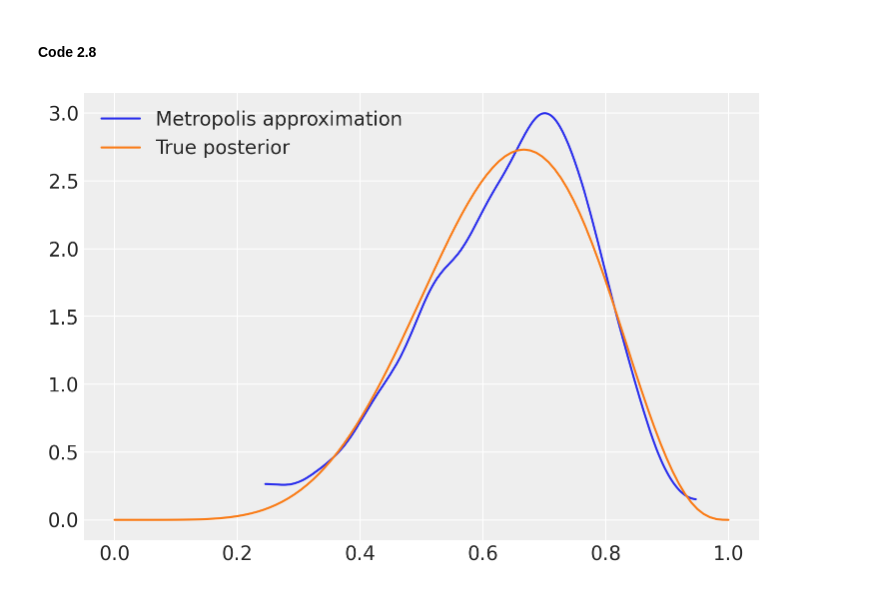
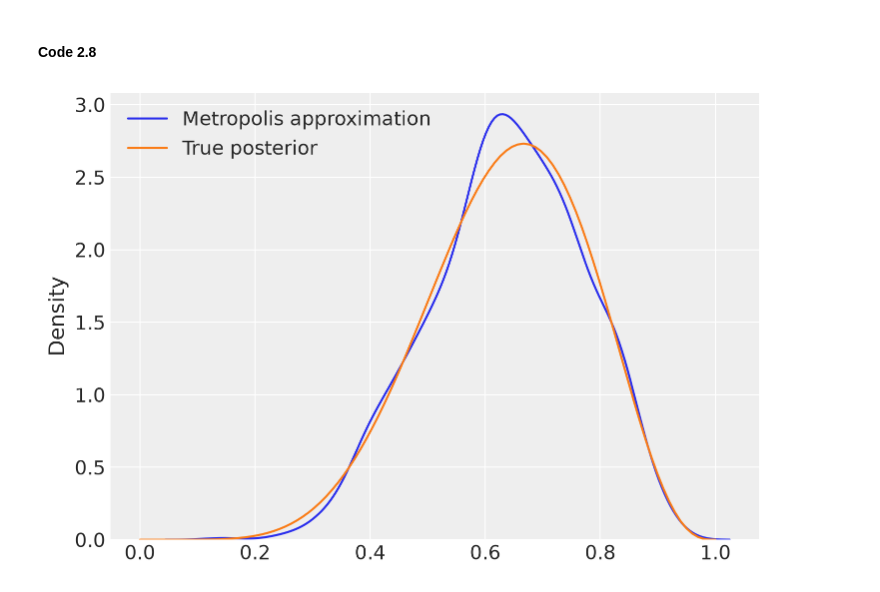
Before and after one commit to faelitu/pymc-resources, a Jupyter notebook: Rethinking_2/Chp_02.ipynb, the cells around one changed output. Saved outputs shown, nothing was run; the diff lists cells and outputs as text; code cells hidden in the pictures.

```diff
--- a/Rethinking_2/Chp_02.ipynb
+++ b/Rethinking_2/Chp_02.ipynb
@@ -238,7 +243,7 @@ p[0] = 0.5
 W = 6
 L = 3
 for i in range(1, n_samples):
-    p_new = stats.norm(p[i - 1], 0.1).rvs(1)
+    p_new = stats.norm(p[i - 1], 0.1).rvs()
     if p_new < 0:
         p_new = -p_new
     if p_new > 1:
@@ -250,12 +255,12 @@ for i in range(1, n_samples):
     else:
         p[i] = p[i - 1]
 # %%
-az.plot_kde(p, label="Metropolis approximation")
+sns.kdeplot(p, label="Metropolis approximation")
 x = np.linspace(0, 1, 100)
 plt.plot(x, stats.beta.pdf(x, W + 1, L + 1), "C1", label="True posterior")
 plt.legend();
 # %% [output]
-[figure, old version]
+[figure, new version]
 # %%
 %load_ext watermark
 %watermark -n -u -v -iv -w -p aesara,aeppl,xarray
```
Also changed, not shown: parts of 6 cells of this notebook, 2 other files.
